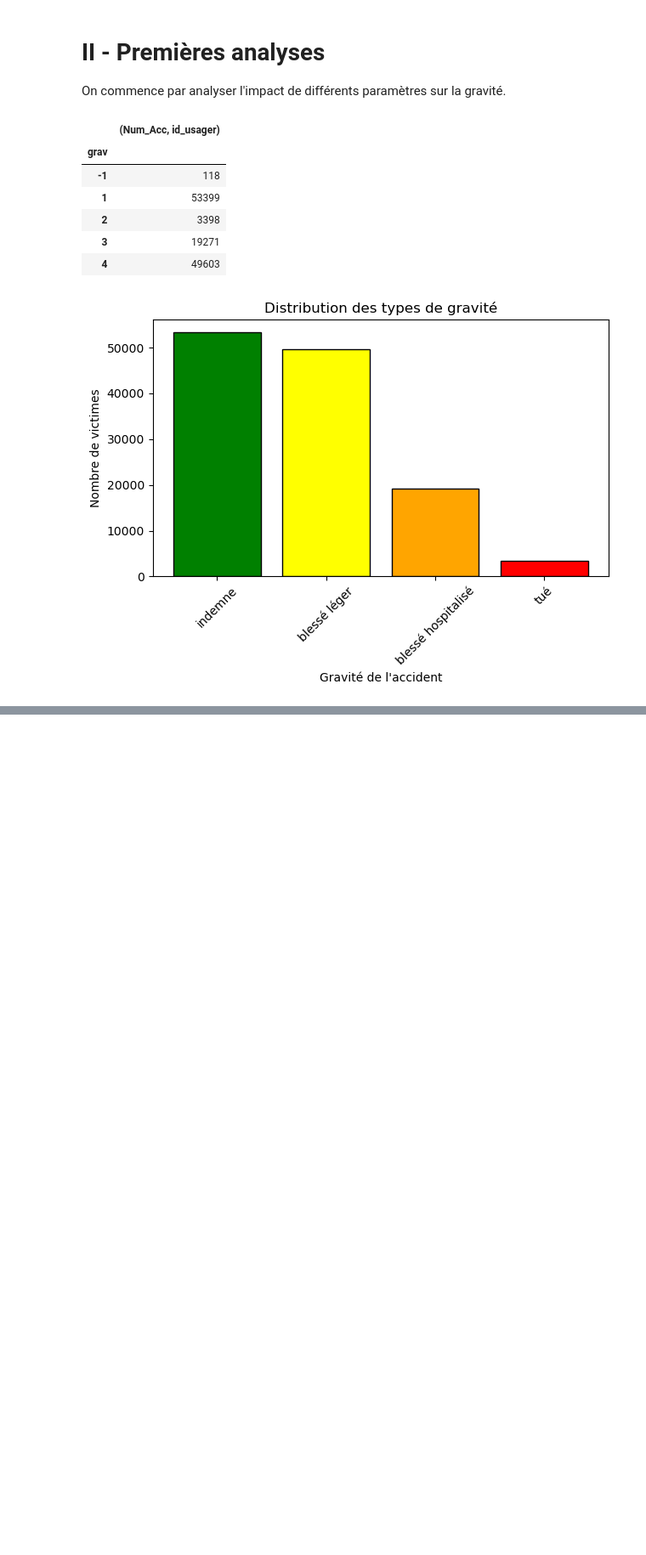
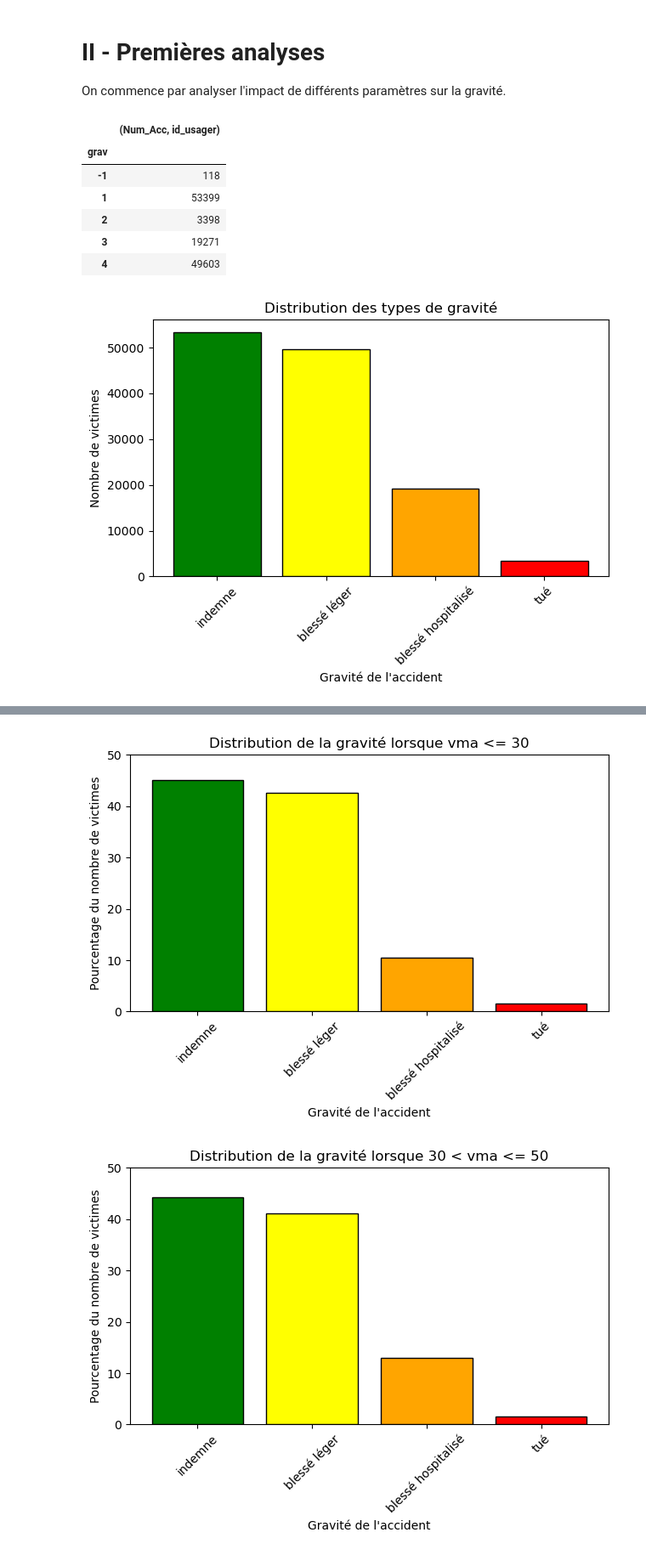
Before and after one commit to celineferbach/Projet-accidents-de-la-route, a Jupyter notebook: importation.ipynb, the cells around one changed output, grey strips where cells are left out. Shown at 85% size. Saved outputs shown, nothing was run; the diff lists cells and outputs as text; code cells hidden in the pictures; blank space fills up the shorter version.

```diff
--- a/importation.ipynb
+++ b/importation.ipynb
@@ -169,0 +190,19 @@ plt.show()
+# %%
+df_grav_30 = df_vma_30.groupby("grav").agg({"(Num_Acc, id_usager)": "nunique"})
+df_grav_30["pourcentage"] = 100 * df_grav_30["(Num_Acc, id_usager)"] / df_grav_30["(Num_Acc, id_usager)"].sum()
+prop_30 = df_grav_30["pourcentage"].tolist()
+
+df_grav_50 = df_vma_50.groupby("grav").agg({"(Num_Acc, id_usager)": "nunique"})
+df_grav_50["pourcentage"] = 100 * df_grav_50["(Num_Acc, id_usager)"] / df_grav_50["(Num_Acc, id_usager)"].sum()
+prop_50 = df_grav_50["pourcentage"].tolist()
+
+df_grav_90 = df_vma_90.groupby("grav").agg({"(Num_Acc, id_usager)": "nunique"})
+df_grav_90["pourcentage"] = 100 * df_grav_90["(Num_Acc, id_usager)"] / df_grav_90["(Num_Acc, id_usager)"].sum()
+prop_90 = df_grav_90["pourcentage"].tolist()
+
+df_grav_130 = df_vma_130.groupby("grav").agg({"(Num_Acc, id_usager)": "nunique"})
+df_grav_130["pourcentage"] = 100 * df_grav_130["(Num_Acc, id_usager)"] / df_grav_130["(Num_Acc, id_usager)"].sum()
+prop_130 = df_grav_130["pourcentage"].tolist()
+
+print(df_grav_30, "\n", df_grav_50, "\n", df_grav_90, "\n", df_grav_130)
+print(prop_130)
@@ -169,0 +227,51 @@ plt.show()
+# %%
+hist_30 = { "grav": ["indemne", "blessé léger", "blessé hospitalisé", "tué"],
+    "nb": [prop_30[1], prop_30[4], prop_30[3], prop_30[2]] }
+
+plt.bar(hist_30["grav"], hist_30["nb"], color=['green', 'yellow', 'orange', 'red'], edgecolor='black')
+plt.title("Distribution de la gravité lorsque vma <= 30")
+plt.xlabel("Gravité de l'accident")
+plt.ylabel("Pourcentage du nombre de victimes")
+plt.ylim(top = 50)
+plt.xticks(rotation=45)  # Rotation des labels pour meilleure lisibilité
+plt.tight_layout()  # Ajustement automatique des marges
+plt.show()
+
+hist_50 = { "grav": ["indemne", "blessé léger", "blessé hospitalisé", "tué"],
+    "nb": [prop_50[1], prop_50[4], prop_50[3], prop_50[2]] }
+
+plt.bar(hist_50["grav"], hist_50["nb"], color=['green', 'yellow', 'orange', 'red'], edgecolor='black')
+plt.title("Distribution de la gravité lorsque 30 < vma <= 50")
+plt.xlabel("Gravité de l'accident")
+plt.ylabel("Pourcentage du nombre de victimes")
+plt.ylim(top = 50)
+plt.xticks(rotation=45)  # Rotation des labels pour meilleure lisibilité
+plt.tight_layout()  # Ajustement automatique des marges
+plt.show()
+
+hist_90 = { "grav": ["indemne", "blessé léger", "blessé hospitalisé", "tué"],
+    "nb": [prop_90[1], prop_90[4], prop_90[3], prop_90[2]] }
+
+plt.bar(hist_90["grav"], hist_90["nb"], color=['green', 'yellow', 'orange', 'red'], edgecolor='black')
+plt.title("Distribution de la gravité lorsque 50 < vma <= 90")
+plt.xlabel("Gravité de l'accident")
+plt.ylabel("Pourcentage du nombre de victimes")
+plt.ylim(top = 50)
+plt.xticks(rotation=45)  # Rotation des labels pour meilleure lisibilité
+plt.tight_layout()  # Ajustement automatique des marges
+plt.show()
+
+hist_130 = { "grav": ["indemne", "blessé léger", "blessé hospitalisé", "tué"],
+    "nb": [prop_130[1], prop_130[4], prop_130[3], prop_130[2]] }
+
+plt.bar(hist_130["grav"], hist_130["nb"], color=['green', 'yellow', 'orange', 'red'], edgecolor='black')
+plt.title("Distribution de la gravité lorsque 90 < vma <= 130")
+plt.xlabel("Gravité de l'accident")
+plt.ylabel("Pourcentage du nombre de victimes")
+plt.ylim(top = 50)
+plt.xticks(rotation=45)  # Rotation des labels pour meilleure lisibilité
+plt.tight_layout()  # Ajustement automatique des marges
+plt.show()
+# %% [output]
+[figure, added]
+[figure, added]
```
Also changed, not shown: parts of 7 cells of this notebook.
